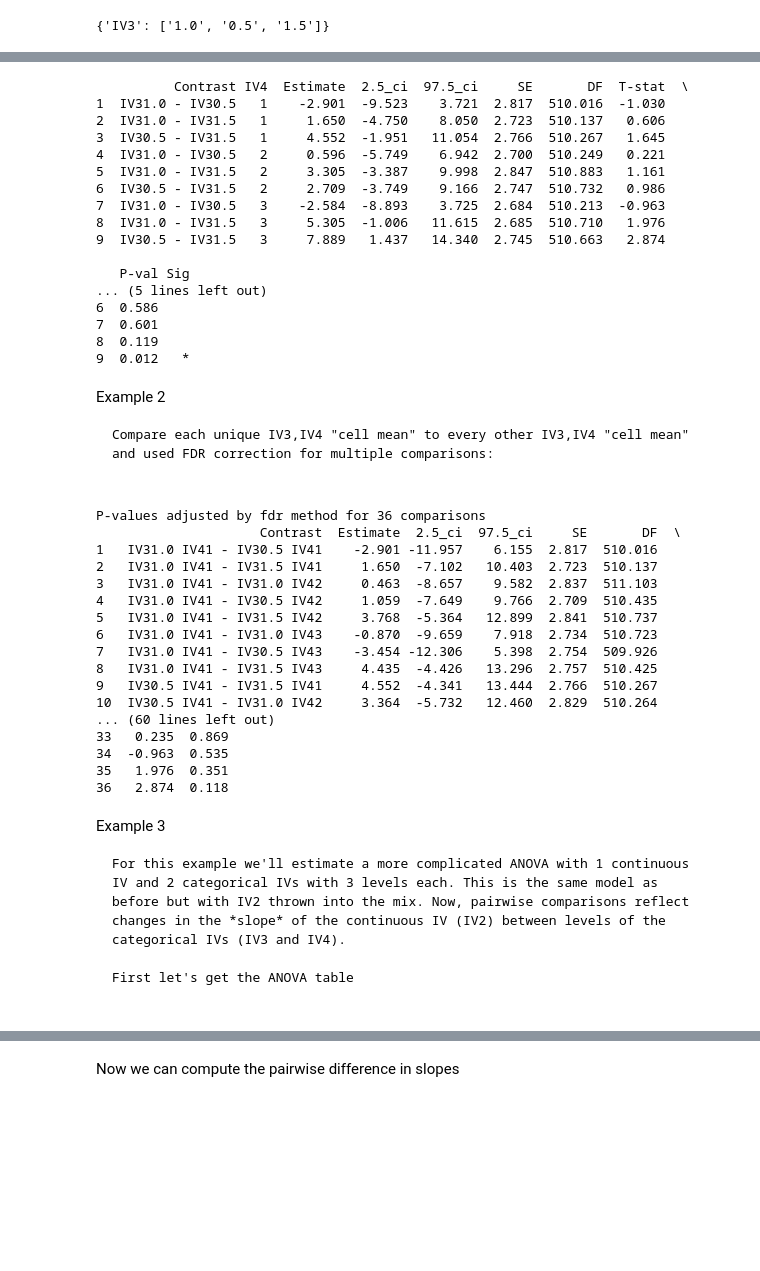
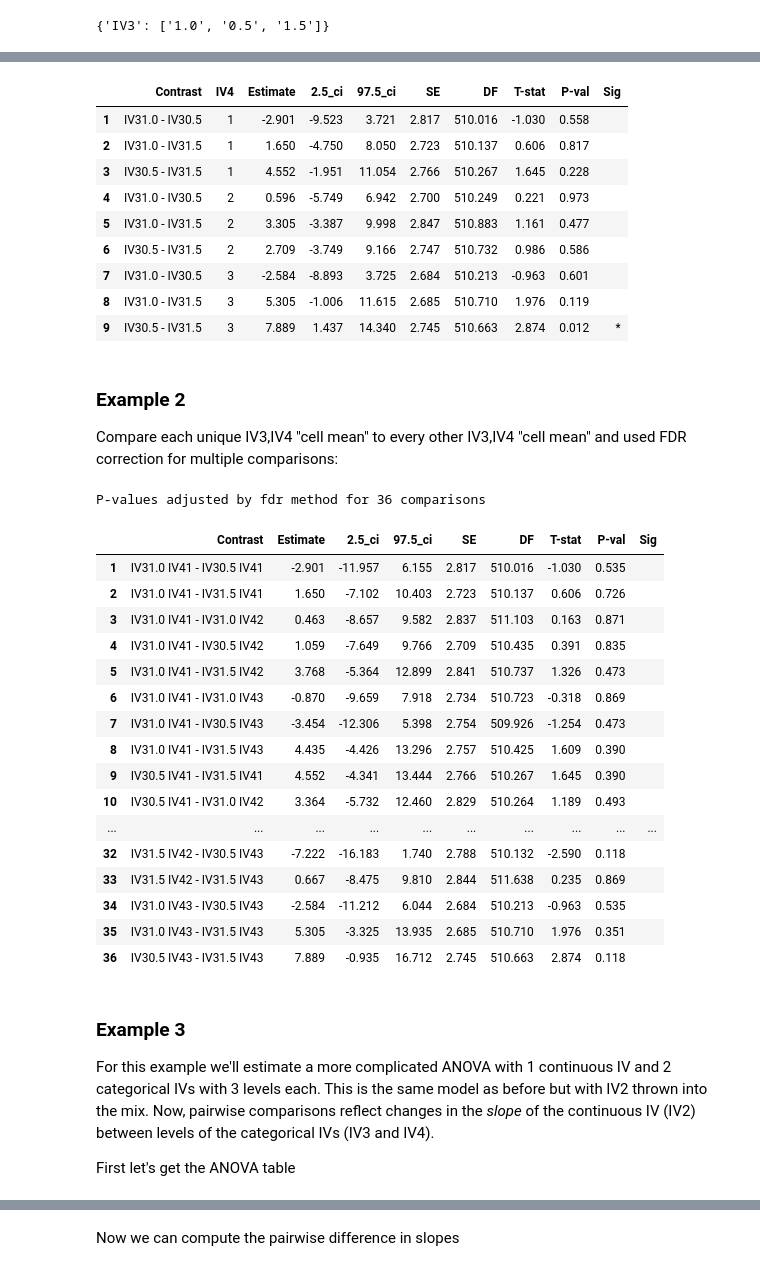
Before and after one commit to ejolly/pymer4, a Jupyter notebook: docs/tutorials/03_posthoc.ipynb, the cells around one changed output, grey strips where cells are left out. Saved outputs shown, nothing was run; the diff lists cells and outputs as text; code cells hidden in the pictures; blank space fills up the shorter version.

```diff
--- a/docs/tutorials/03_posthoc.ipynb
+++ b/docs/tutorials/03_posthoc.ipynb
@@ -126,57 +121,49 @@ P-values adjusted by tukey method for family of 3 estimates
 # %%
 # Pairwise comparisons
-print(comparisons)
+comparisons
 # %% [output]
-          Contrast IV4  Estimate  2.5_ci  97.5_ci     SE       DF  T-stat  \
-1  IV31.0 - IV30.5   1    -2.901  -9.523    3.721  2.817  510.016  -1.030
-2  IV31.0 - IV31.5   1     1.650  -4.750    8.050  2.723  510.137   0.606
-3  IV30.5 - IV31.5   1     4.552  -1.951   11.054  2.766  510.267   1.645
-4  IV31.0 - IV30.5   2     0.596  -5.749    6.942  2.700  510.249   0.221
-5  IV31.0 - IV31.5   2     3.305  -3.387    9.998  2.847  510.883   1.161
-6  IV30.5 - IV31.5   2     2.709  -3.749    9.166  2.747  510.732   0.986
-7  IV31.0 - IV30.5   3    -2.584  -8.893    3.725  2.684  510.213  -0.963
-8  IV31.0 - IV31.5   3     5.305  -1.006   11.615  2.685  510.710   1.976
-9  IV30.5 - IV31.5   3     7.889   1.437   14.340  2.745  510.663   2.874
-
-   P-val Sig
-... (5 lines left out)
-6  0.586
-7  0.601
-8  0.119
-9  0.012   *
+|  | Contrast | IV4 | Estimate | 2.5_ci | 97.5_ci | SE | DF | T-stat | P-val | Sig |
+| 1 | IV31.0 - IV30.5 | 1 | -2.901 | -9.523 | 3.721 | 2.817 | 510.016 | -1.030 | 0.558 |  |
+| 2 | IV31.0 - IV31.5 | 1 | 1.650 | -4.750 | 8.050 | 2.723 | 510.137 | 0.606 | 0.817 |  |
+| 3 | IV30.5 - IV31.5 | 1 | 4.552 | -1.951 | 11.054 | 2.766 | 510.267 | 1.645 | 0.228 |  |
+| 4 | IV31.0 - IV30.5 | 2 | 0.596 | -5.749 | 6.942 | 2.700 | 510.249 | 0.221 | 0.973 |  |
+| 5 | IV31.0 - IV31.5 | 2 | 3.305 | -3.387 | 9.998 | 2.847 | 510.883 | 1.161 | 0.477 |  |
+| 6 | IV30.5 - IV31.5 | 2 | 2.709 | -3.749 | 9.166 | 2.747 | 510.732 | 0.986 | 0.586 |  |
+| 7 | IV31.0 - IV30.5 | 3 | -2.584 | -8.893 | 3.725 | 2.684 | 510.213 | -0.963 | 0.601 |  |
+| 8 | IV31.0 - IV31.5 | 3 | 5.305 | -1.006 | 11.615 | 2.685 | 510.710 | 1.976 | 0.119 |  |
+| 9 | IV30.5 - IV31.5 | 3 | 7.889 | 1.437 | 14.340 | 2.745 | 510.663 | 2.874 | 0.012 | * |
 # %% [markdown]
-Example 2
-~~~~~~~~~
+### Example 2
 Compare each unique IV3,IV4 "cell mean" to every other IV3,IV4 "cell mean" and used FDR correction for multiple comparisons:
 # %%
 # Compute post-hoc tests
 marginal_estimates, comparisons = model.post_hoc(
     marginal_vars=["IV3", "IV4"], p_adjust="fdr"
 )
 
 # Pairwise comparisons
-print(comparisons)
+comparisons
 # %% [output]
 P-values adjusted by fdr method for 36 comparisons
-                     Contrast  Estimate  2.5_ci  97.5_ci     SE       DF  \
-1   IV31.0 IV41 - IV30.5 IV41    -2.901 -11.957    6.155  2.817  510.016
-2   IV31.0 IV41 - IV31.5 IV41     1.650  -7.102   10.403  2.723  510.137
-3   IV31.0 IV41 - IV31.0 IV42     0.463  -8.657    9.582  2.837  511.103
-4   IV31.0 IV41 - IV30.5 IV42     1.059  -7.649    9.766  2.709  510.435
-5   IV31.0 IV41 - IV31.5 IV42     3.768  -5.364   12.899  2.841  510.737
-6   IV31.0 IV41 - IV31.0 IV43    -0.870  -9.659    7.918  2.734  510.723
-7   IV31.0 IV41 - IV30.5 IV43    -3.454 -12.306    5.398  2.754  509.926
-8   IV31.0 IV41 - IV31.5 IV43     4.435  -4.426   13.296  2.757  510.425
-9   IV30.5 IV41 - IV31.5 IV41     4.552  -4.341   13.444  2.766  510.267
-10  IV30.5 IV41 - IV31.0 IV42     3.364  -5.732   12.460  2.829  510.264
-... (60 lines left out)
-33   0.235  0.869
-34  -0.963  0.535
-35   1.976  0.351
-36   2.874  0.118
+|  | Contrast | Estimate | 2.5_ci | 97.5_ci | SE | DF | T-stat | P-val | Sig |
+| 1 | IV31.0 IV41 - IV30.5 IV41 | -2.901 | -11.957 | 6.155 | 2.817 | 510.016 | -1.030 | 0.535 |  |
+| 2 | IV31.0 IV41 - IV31.5 IV41 | 1.650 | -7.102 | 10.403 | 2.723 | 510.137 | 0.606 | 0.726 |  |
+| 3 | IV31.0 IV41 - IV31.0 IV42 | 0.463 | -8.657 | 9.582 | 2.837 | 511.103 | 0.163 | 0.871 |  |
+| 4 | IV31.0 IV41 - IV30.5 IV42 | 1.059 | -7.649 | 9.766 | 2.709 | 510.435 | 0.391 | 0.835 |  |
+| 5 | IV31.0 IV41 - IV31.5 IV42 | 3.768 | -5.364 | 12.899 | 2.841 | 510.737 | 1.326 | 0.473 |  |
+| 6 | IV31.0 IV41 - IV31.0 IV43 | -0.870 | -9.659 | 7.918 | 2.734 | 510.723 | -0.318 | 0.869 |  |
+| 7 | IV31.0 IV41 - IV30.5 IV43 | -3.454 | -12.306 | 5.398 | 2.754 | 509.926 | -1.254 | 0.473 |  |
+| 8 | IV31.0 IV41 - IV31.5 IV43 | 4.435 | -4.426 | 13.296 | 2.757 | 510.425 | 1.609 | 0.390 |  |
+| 9 | IV30.5 IV41 - IV31.5 IV41 | 4.552 | -4.341 | 13.444 | 2.766 | 510.267 | 1.645 | 0.390 |  |
+| 10 | IV30.5 IV41 - IV31.0 IV42 | 3.364 | -5.732 | 12.460 | 2.829 | 510.264 | 1.189 | 0.493 |  |
+| ... | ... | ... | ... | ... | ... | ... | ... | ... | ... |
+| 32 | IV31.5 IV42 - IV30.5 IV43 | -7.222 | -16.183 | 1.740 | 2.788 | 510.132 | -2.590 | 0.118 |  |
+| 33 | IV31.5 IV42 - IV31.5 IV43 | 0.667 | -8.475 | 9.810 | 2.844 | 511.638 | 0.235 | 0.869 |  |
+| 34 | IV31.0 IV43 - IV30.5 IV43 | -2.584 | -11.212 | 6.044 | 2.684 | 510.213 | -0.963 | 0.535 |  |
+| 35 | IV31.0 IV43 - IV31.5 IV43 | 5.305 | -3.325 | 13.935 | 2.685 | 510.710 | 1.976 | 0.351 |  |
+| 36 | IV30.5 IV43 - IV31.5 IV43 | 7.889 | -0.935 | 16.712 | 2.745 | 510.663 | 2.874 | 0.118 |  |
 # %% [markdown]
-Example 3
-~~~~~~~~~
+### Example 3
 For this example we'll estimate a more complicated ANOVA with 1 continuous IV and 2 categorical IVs with 3 levels each. This is the same model as before but with IV2 thrown into the mix. Now, pairwise comparisons reflect changes in the *slope* of the continuous IV (IV2) between levels of the categorical IVs (IV3 and IV4).
 
 First let's get the ANOVA table
```
Also changed, not shown: parts of 15 cells of this notebook, 7 other files.
